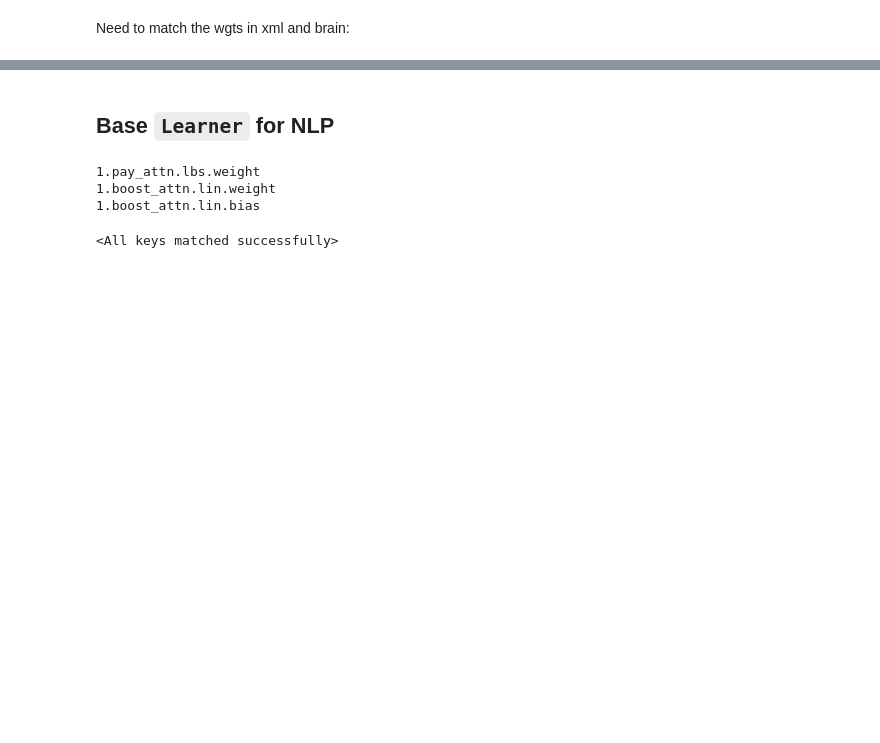
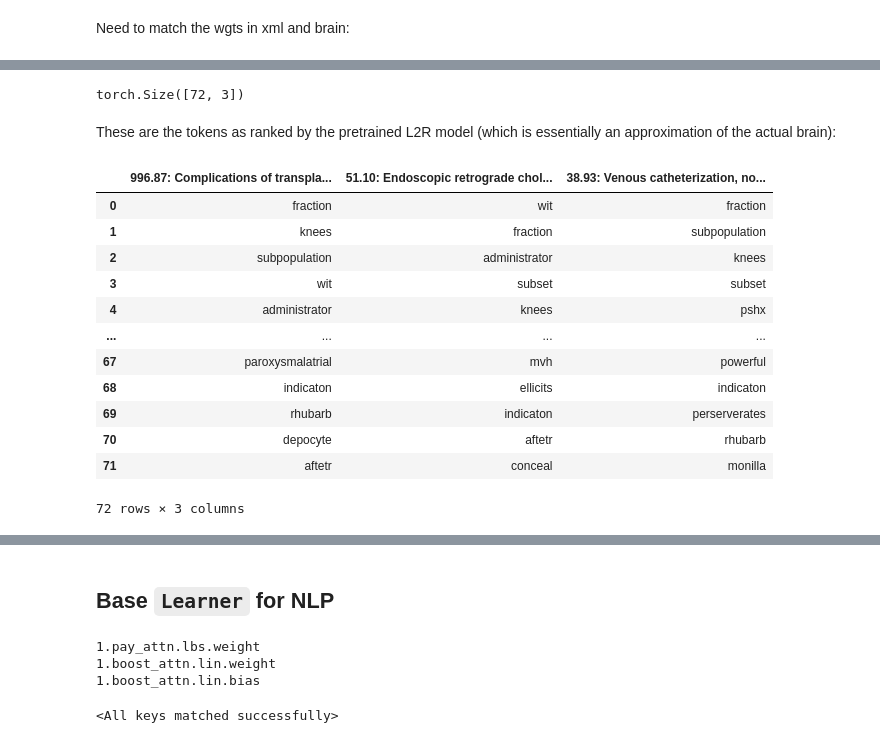
Before and after one commit to debjyotiSRoy/xcube, a Jupyter notebook: nbs/03_text.learner.ipynb, the cells around one changed output, grey strips where cells are left out. Cells and saved outputs as stored; diff of their text form; code cells hidden in the pictures; blank space fills up the shorter version.

```diff
--- a/nbs/03_text.learner.ipynb
+++ b/nbs/03_text.learner.ipynb
@@ -431,0 +426,5 @@ test_eq(mod_dict['label_bias'].weight.data[lbs_map.itemgot(0)], l2r_wgts['label_
+# %%
+some_lbs = ['996.87', '51.10', '38.93']
+
+for lbl in some_lbs:
+    print(f"{lbl}: {lbs_des.get(lbl, 'NF')}")
@@ -431,0 +435,5 @@ test_eq(mod_dict['label_bias'].weight.data[lbs_map.itemgot(0)], l2r_wgts['label_
+# %%
+lbs_idx = tensor(mapt(xml_vocab[1].index, some_lbs)).to(default_device())
+# %%
+toks_idx = torch.randint(0, len(xml_vocab[0]), (72,)).to(default_device())
+print("-"+'\n-'.join(array(xml_vocab[0])[toks_idx.cpu()].tolist()))
@@ -431,0 +458,23 @@ test_eq(mod_dict['label_bias'].weight.data[lbs_map.itemgot(0)], l2r_wgts['label_
+# %%
+apprx_brain = mod_dict['token_factors'](toks_idx) @ mod_dict['label_factors'](lbs_idx).T + mod_dict['token_bias'](toks_idx) + mod_dict['label_bias'](lbs_idx).T
+apprx_brain.shape
+# %% [output]
+torch.Size([72, 3])
+# %% [markdown]
+These are the tokens as ranked by the pretrained L2R model (which is essentially an approximation of the actual brain):
+# %%
+pd.DataFrame(array(xml_vocab[0])[toks_idx[apprx_brain.argsort(dim=0, descending=True)].cpu()], columns=L(zip(some_lbs, mapt(lbs_des.get, some_lbs))).map(': '.join))
+# %% [output]
+|  | 996.87: Complications of transpla... | 51.10: Endoscopic retrograde chol... | 38.93: Venous catheterization, no... |
+| 0 | fraction | wit | fraction |
+| 1 | knees | fraction | subpopulation |
+| 2 | subpopulation | administrator | knees |
+| 3 | wit | subset | subset |
+| 4 | administrator | knees | pshx |
+| ... | ... | ... | ... |
+| 67 | paroxysmalatrial | mvh | powerful |
+| 68 | indicaton | ellicits | indicaton |
+| 69 | rhubarb | indicaton | perserverates |
+| 70 | depocyte | aftetr | rhubarb |
+| 71 | aftetr | conceal | monilla |
+72 rows × 3 columns
```
Also changed, not shown: parts of 13 cells of this notebook, 4 other files.
